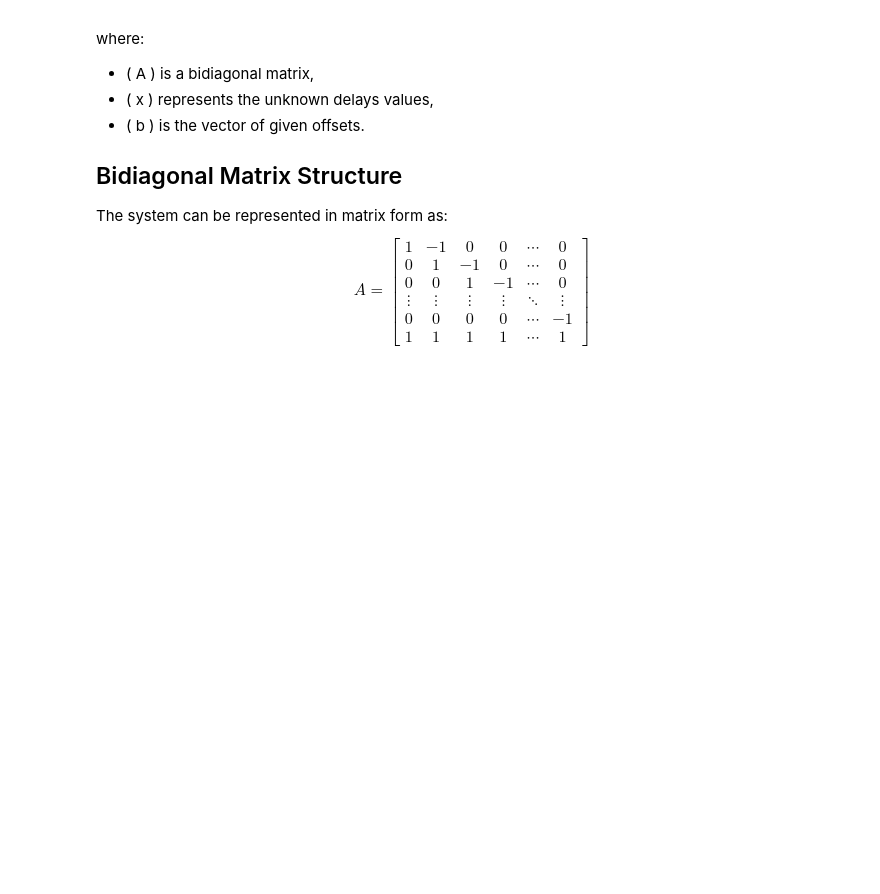
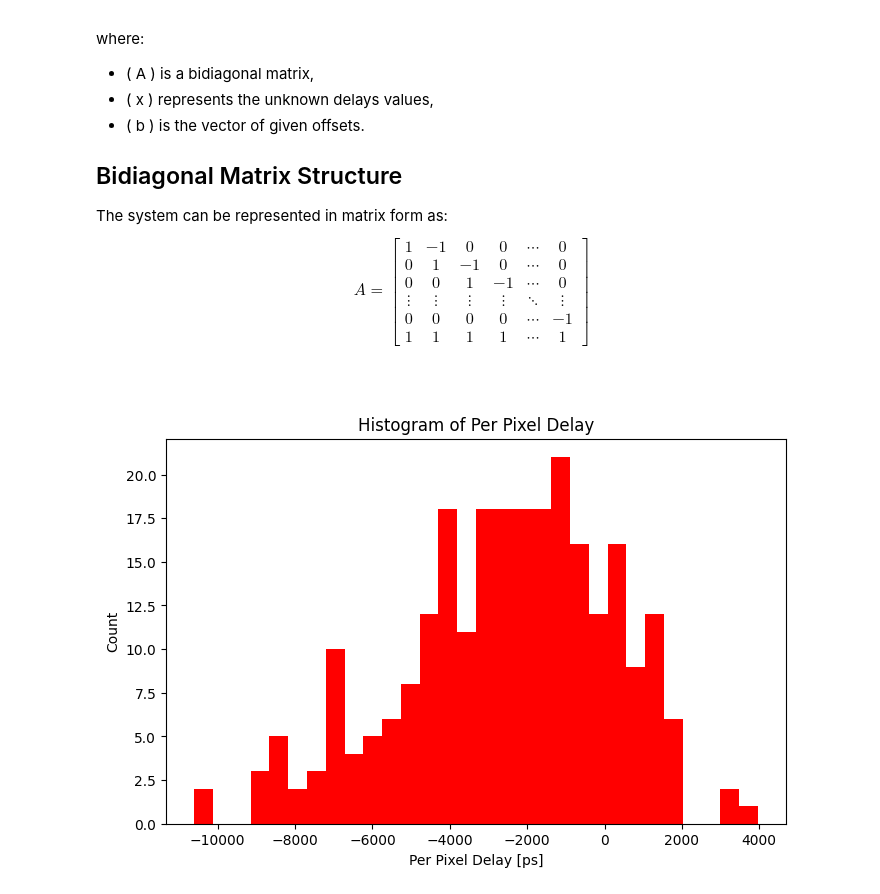
Before and after one commit to ondrajebuh37/daplis-dev, a Jupyter notebook: examples/CT_offset_calibration.ipynb, the cells around one changed output. Drawn from its saved outputs; the diff is of its cells as text; code cells hidden in the pictures; blank space fills up the shorter version.

```diff
--- a/examples/CT_offset_calibration.ipynb
+++ b/examples/CT_offset_calibration.ipynb
@@ -146,0 +153,13 @@ appd = np.abs(ppd) #absolute per pixel delay as the sign is just the position fo
+# %%
+#Plot of all delays
+import matplotlib.pyplot as plt
+delays = np.load("offset_calib_data.npy")
+plt.figure(figsize=(8, 5))
+plt.hist(delays, bins=30, color="red")
+plt.title("Histogram of Per Pixel Delay")
+plt.xlabel("Per Pixel Delay [ps]")
+plt.ylabel("Count")
+plt.savefig("ppdelay.png")
+plt.show()
+# %% [output]
+[figure, added]
```
Also changed, not shown: parts of 5 cells of this notebook, 1 other file.
